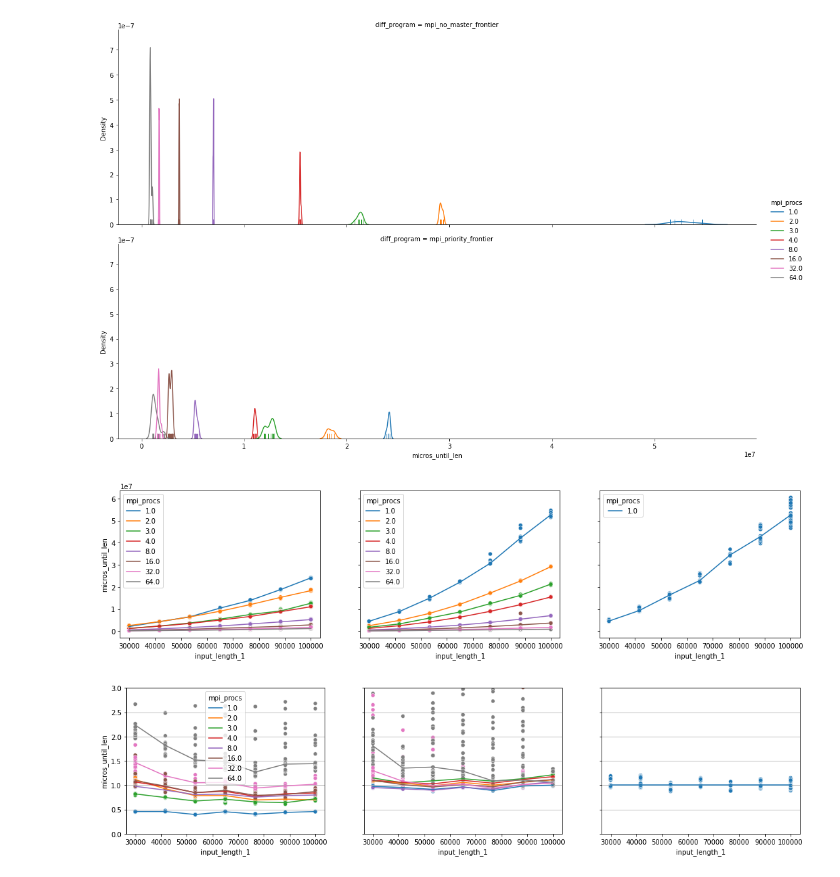
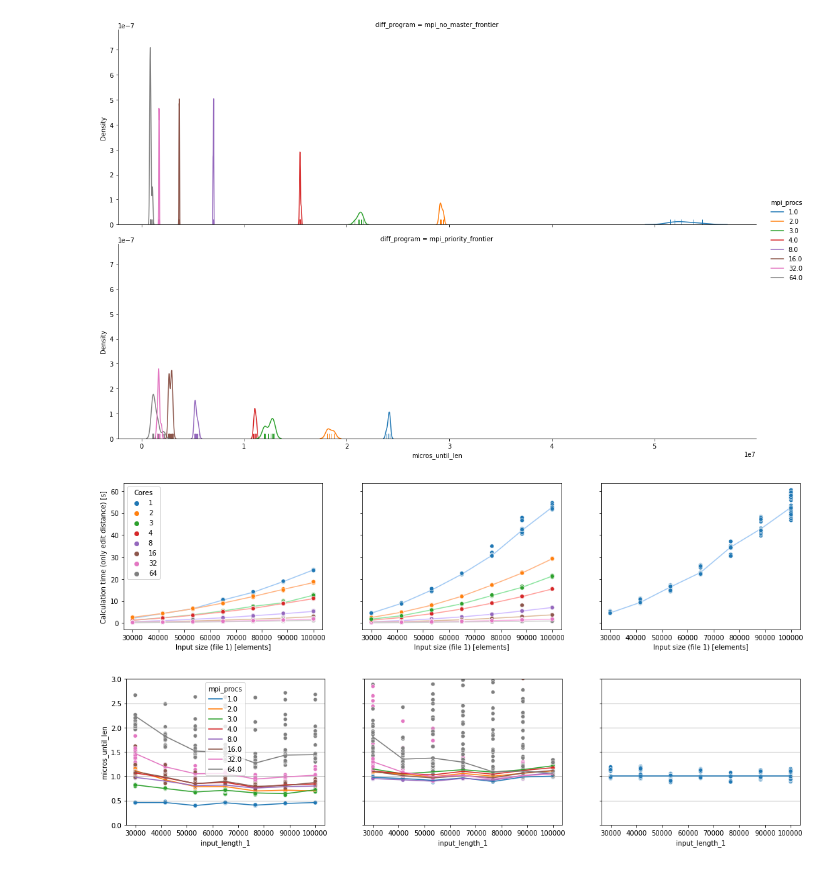
Before and after one commit to tehwalris/mpi-myers-diff, a Jupyter notebook: notebooks/benchmark-analysis-euler-presentation/independent_small.ipynb, the cells around one changed output. Saved outputs shown, nothing was run; the diff lists cells and outputs as text; code cells hidden in the pictures.

Commit message:
Nice labels and colors for the first plot

```diff
--- a/notebooks/benchmark-analysis-euler-presentation/independent_small.ipynb
+++ b/notebooks/benchmark-analysis-euler-presentation/independent_small.ipynb
@@ -60,21 +60,45 @@ palette = {mpi_procs: color for mpi_procs, color in zip(sorted(temp.mpi_procs.dr
 sns.displot(temp, kind='kde', rug=True, x='micros_until_len', row='diff_program', hue='mpi_procs', palette=palette, aspect=3);
 # %% [output]
 [figure]
+# %%
+nice_name_map = {
+    'input_length_1': 'Input size (file 1) [elements]',
+    'seconds_until_len': 'Calculation time (only edit distance) [s]',
+    'mpi_procs': 'Cores',
+}
+
+def plot_scatter_with_lines(ax, scatter_data, line_data, x_key, y_key, hue_key='mpi_procs', show_legend=True):
+    def get_palette(name=None):
+        return {mpi_procs: color for mpi_procs, color in zip(sorted(benchmark_results.mpi_procs.dropna().unique()), sns.color_palette(name))}
+    line_data.plot(ax=ax, legend=False, color=get_palette('pastel'), zorder=0);
+    sns.scatterplot(data=scatter_data, x=x_key, y=y_key, hue=hue_key, palette=get_palette(), ax=ax, legend=show_legend);
+    if show_legend:
+        labels = [str(int(v)) for v in sorted(temp["mpi_procs"].unique())]
+        handles_to_show = ax.legend().legendHandles[len(labels):2 * len(labels)]
+        ax.legend(handles=handles_to_show, labels=labels, title=nice_name_map[hue_key])
+    ax.set_xlabel(nice_name_map[x_key])
+    ax.set_ylabel(nice_name_map[y_key])
 # %%
 palette = {mpi_procs: color for mpi_procs, color in zip(sorted(benchmark_results.mpi_procs.dropna().unique()), sns.color_palette())}
 fig, ax = plt.subplots(1, 3, figsize=(18, 4), sharex=True, sharey=True)
 for diff_program_i, diff_program in enumerate(['mpi_priority_frontier', 'mpi_no_master_frontier', 'sequential_frontier']):
     temp = benchmark_results.copy()
+    temp['seconds_until_len'] = temp['micros_until_len'] * 1e-6
     temp['mpi_procs'] = temp['mpi_procs'].fillna(1)
     temp = temp[(temp['diff_program'] == diff_program) & (temp['input_strategy'] == 'independent')]
 
-    temp_2 = temp.groupby(['input_length_1', 'mpi_procs'])['micros_until_len'].median().unstack('mpi_procs')
+    temp_2 = temp.groupby(['input_length_1', 'mpi_procs'])['seconds_until_len'].median().unstack('mpi_procs')
 
-    this_ax = ax[diff_program_i]
-    sns.scatterplot(data=temp, x='input_length_1', y='micros_until_len', hue='mpi_procs', palette=palette, ax=this_ax);
-    temp_2.plot(ax=this_ax, legend=False);
+    plot_scatter_with_lines(
+        ax=ax[diff_program_i],
+        scatter_data=temp,
+        line_data=temp_2,
+        x_key='input_length_1',
+        y_key='seconds_until_len',
+        show_legend=diff_program_i == 0,
+    )
 # %% [output]
-[figure, old version]
+[figure, new version]
 # %%
 palette = {mpi_procs: color for mpi_procs, color in zip(sorted(benchmark_results.mpi_procs.dropna().unique()), sns.color_palette())}
 fig, ax = plt.subplots(1, 3, figsize=(18, 4), sharex=True, sharey=True)
```
Also changed, not shown: parts of 1 cell of this notebook.
